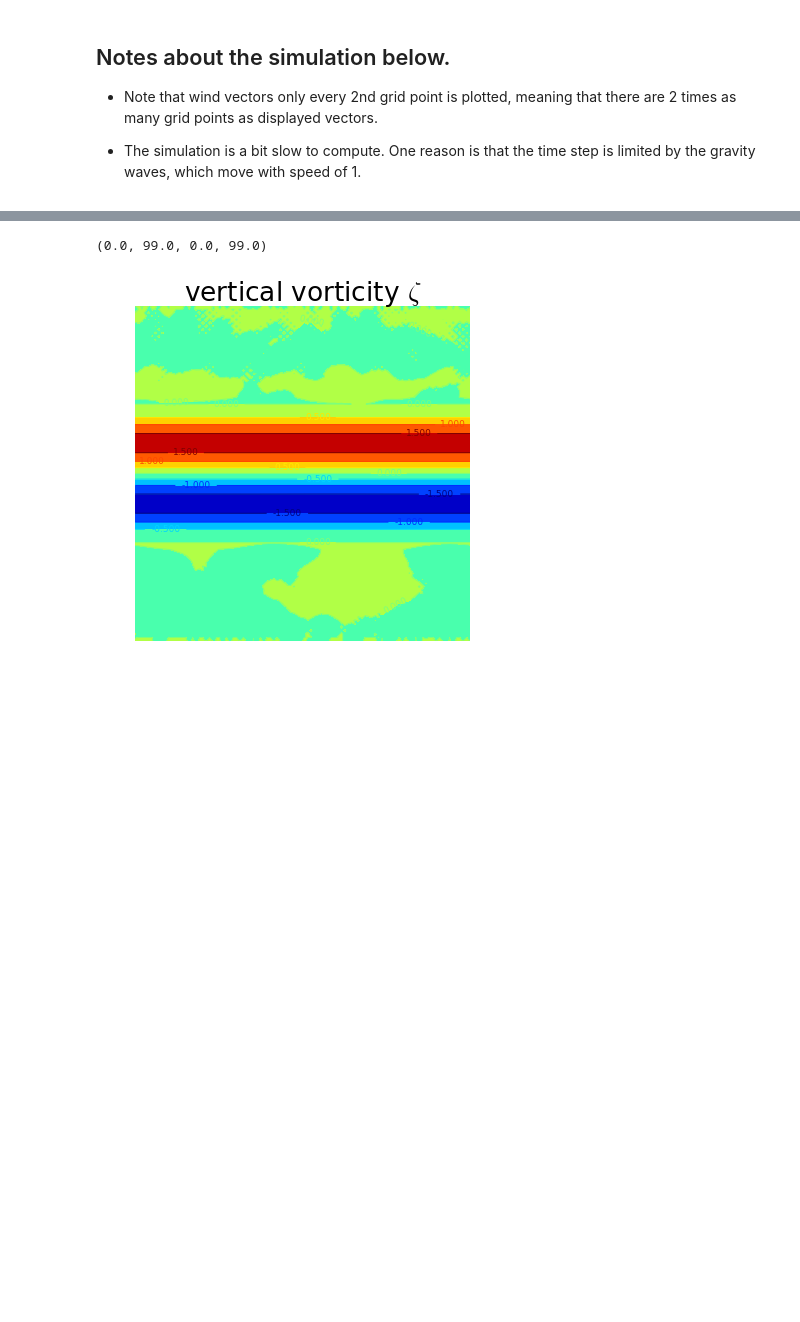
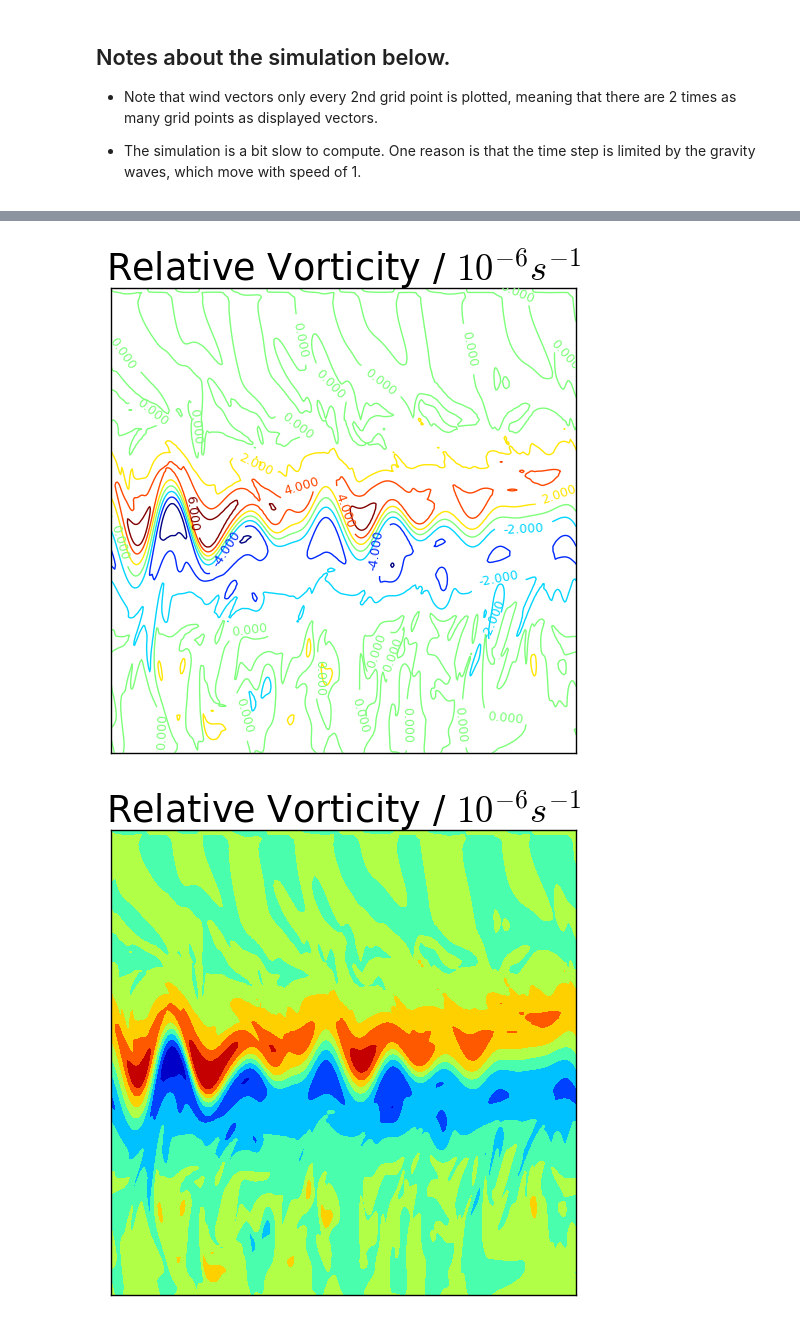
Before and after one commit to Mole45/MMet_Project, a Jupyter notebook: Project-ShallowWater2D.ipynb, the cells around one changed output, grey strips where cells are left out. Saved outputs shown, nothing was run; the diff lists cells and outputs as text; code cells hidden in the pictures; blank space fills up the shorter version.

```diff
--- a/Project-ShallowWater2D.ipynb
+++ b/Project-ShallowWater2D.ipynb
@@ -256,11 +259,12 @@ def pgf(p,dx,dy):
     return dudt[:,1:-1],dvdt[:,1:-1] #[1:-1,1:-1]
 # %%
 # make the grid
-Nx = 101 # number of x grid points for u
+Nx = 401 # number of x grid points for u
 Ny = 101
-xmax = 1. # 0 <= x <= xmax
+xmax = 4. # 0 <= x <= xmax
 ymax = 1.
 dx = xmax/(Nx-1.) # grid width
+print(dx)
 dy = ymax/(Ny-1.)
 x1u = np.linspace(0,xmax,Nx)
 y1u = np.linspace(0,ymax,Ny)
@@ -358 +406,8 @@ for ycor in range(pshape[0]):
+# %%
+##SET SCHEME TO USE FOR A NEW RUN
+
+aborder = 10 # Adams-Bashforth order: 1, 2 or 3 [Set to 10 for Forwards-Backwards]
+varStep = True
+highres = False
+fnamestr = "FB_Var4_CFL0p1"
 # %%
@@ -385,8 +454,8 @@ plt.savefig('initialuh.png')
 # %%
 # needed for contour plots of h in the animation:
-lowc = .75 #lowest contour
-hic = 1.25 #highest contour
-dc = .02  #contour increment
+lowc = -0.0001 #*(L_scale/c_scale) #lowest contour
+hic = -lowc #highest contour
+dc = 0.00001 #*(L_scale/c_scale)  #contour increment
 mylevs = [] #store contours
 lev = lowc
 while lev < hic + 0.1*dc:
@@ -394,7 +463,7 @@ while lev < hic + 0.1*dc:
     lev += dc
 
 #for arrow plots:
-vd = 2 # vector skip (vd=1 plots all arrows)
+vd = 0 # vector skip (vd=1 plots all arrows)
 speedmax = 0.05 # anticipated maximum speed
 # %%
 #fcoriolis = 1
@@ -703,13 +837,25 @@ print(min(hstore),max(hstore))
 # %%
-vort=vorticity(u,v,dx,dy) # fix the vorticity function!!
+vort=vorticity(u,v,dx,dy)/(L_scale/c_scale) * 100000 # fix the vorticity function!!
 quick,simple = plt.subplots(figsize=(6,6))
 # it is possible to use both filled and line contour plots together
-simple.contourf(vort) # fiiled contours
+#simple.contourf(vort) # fiiled contours
 CV = simple.contour(vort) # line contours
 plt.clabel(CV, fontsize=9, inline=1) #labels on line contours
-simple.set_title('vertical vorticity $\zeta$') #fix title
-simple.axis('off')
-#quick.savefig("vertvortfix.png")
+simple.set_title('Relative Vorticity / $ 10^{-6} s^{-1} $') #fix title
+simple.set_yticklabels([])
+simple.set_xticklabels([])
+simple.xaxis.set_ticks_position('none')
+simple.yaxis.set_ticks_position('none')
+quick.savefig("vortline_"+fnamestr+".png")
+quick2,simple2 = plt.subplots(figsize=(6,6))
+# it is possible to use both filled and line contour plots together
+simple2.contourf(vort) # fiiled contours
+simple2.set_title('Relative Vorticity / $ 10^{-6} s^{-1} $') #fix title
+simple2.set_yticklabels([])
+simple2.set_xticklabels([])
+simple2.xaxis.set_ticks_position('none')
+simple2.yaxis.set_ticks_position('none')
+quick2.savefig("vertcolour_"+fnamestr+".png")
 # %% [output]
-(0.0, 99.0, 0.0, 99.0)
-[figure, old version]
+[figure, new version]
+[figure, added]
```
Also changed, not shown: parts of 35 cells of this notebook.
